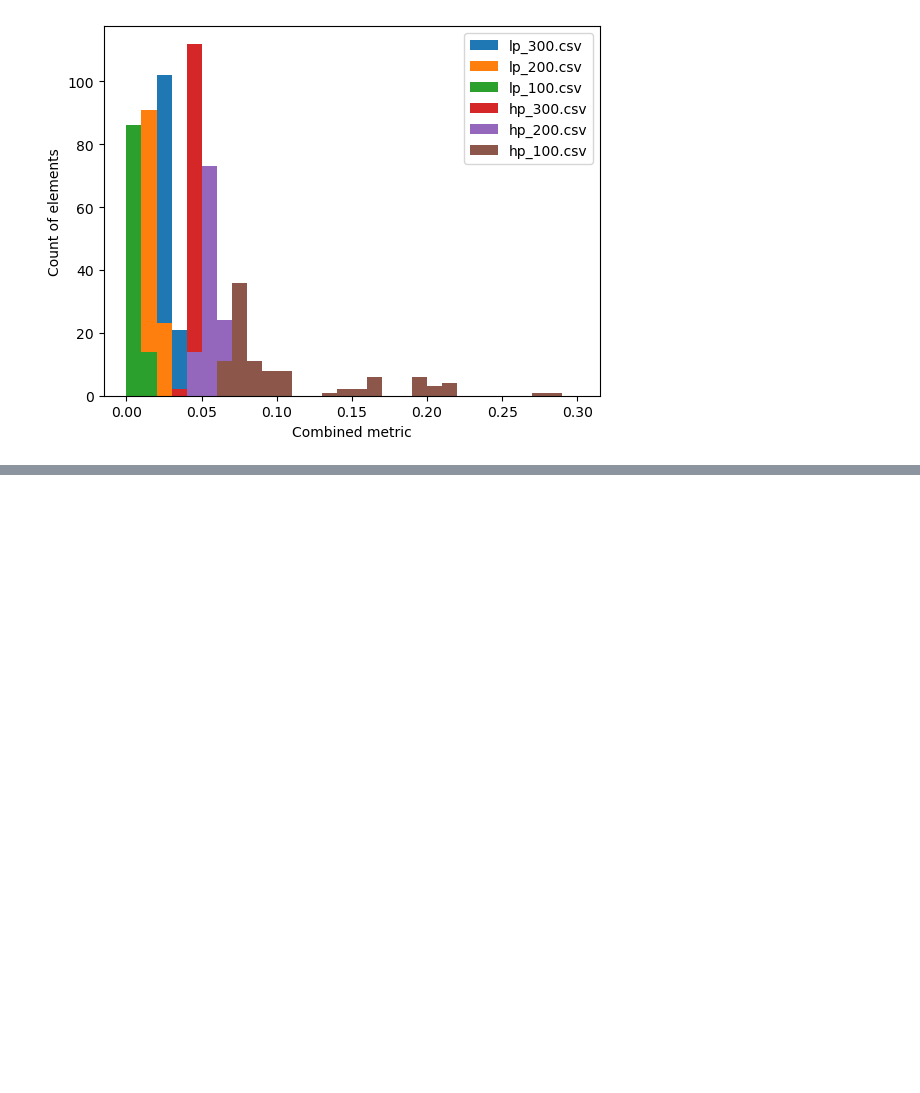
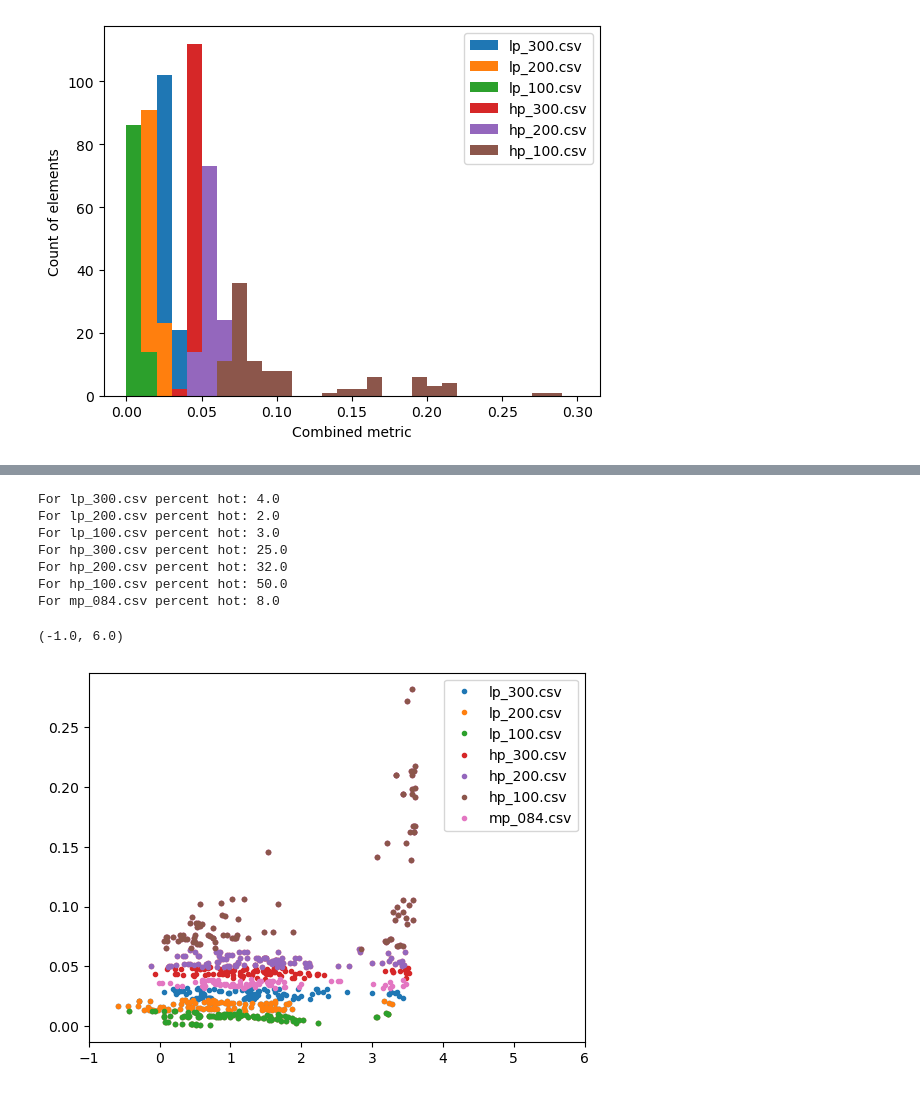
Before and after one commit to parallelworks/dynamic-learning-rivers, a Jupyter notebook: examples/ModEx_reproducibility/get_hp_and_lp_sites.ipynb, the cells around one changed output, grey strips where cells are left out. Drawn from its saved outputs; the diff is of its cells as text; code cells hidden in the pictures; blank space fills up the shorter version.

```diff
--- a/examples/ModEx_reproducibility/get_hp_and_lp_sites.ipynb
+++ b/examples/ModEx_reproducibility/get_hp_and_lp_sites.ipynb
@@ -148,0 +153,48 @@ Text(0, 0.5, 'Count of elements')
+# %%
+fig, ax = plt.subplots()
+
+df_list = [
+    "lp_300.csv",
+    "lp_200.csv",
+    "lp_100.csv",
+    "hp_300.csv",
+    "hp_200.csv",
+    "hp_100.csv",
+    "mp_084.csv"]
+
+for df in df_list:
+    df_combined_metric = pd.read_csv('hp_lp_training_data_based_on_combined_metric/'+df)
+    df_respiration_rate = pd.read_csv('hp_lp_training_data_based_on_combined_metric/'+df+".out")
+
+    # Must merge-sort the two data sets since they are out of order
+    df_combined_metric.set_index('Sample_ID', inplace=True)
+    df_respiration_rate.set_index('Sample_ID', inplace=True)
+    merged = pd.merge(
+        df_combined_metric,
+        df_respiration_rate,
+        left_index=True, right_index=True, suffixes=['_1','_2'])
+
+    ax.plot(
+        np.log10(np.abs(merged['Normalized_Respiration_Rate_mg_DO_per_H_per_L_sediment'])),
+        merged['combined.metric_avg'],'.'
+    )
+
+    # Find percentage of hotspots in each data set:
+    n_all = np.shape(merged)[0]
+    n_hot = np.shape(merged[merged['Normalized_Respiration_Rate_mg_DO_per_H_per_L_sediment_avg'] < -500.0])[0]
+    p_hot = np.round(100*n_hot/n_all)
+
+    print('For '+df+' percent hot: '+str(p_hot))
+
+ax.legend(df_list)
+plt.xlim([-1,6])
+# %% [output]
+For lp_300.csv percent hot: 4.0
+For lp_200.csv percent hot: 2.0
+For lp_100.csv percent hot: 3.0
+For hp_300.csv percent hot: 25.0
+For hp_200.csv percent hot: 32.0
+For hp_100.csv percent hot: 50.0
+For mp_084.csv percent hot: 8.0
+(-1.0, 6.0)
+[figure, added]
```
Also changed, not shown: parts of 1 cell of this notebook.
